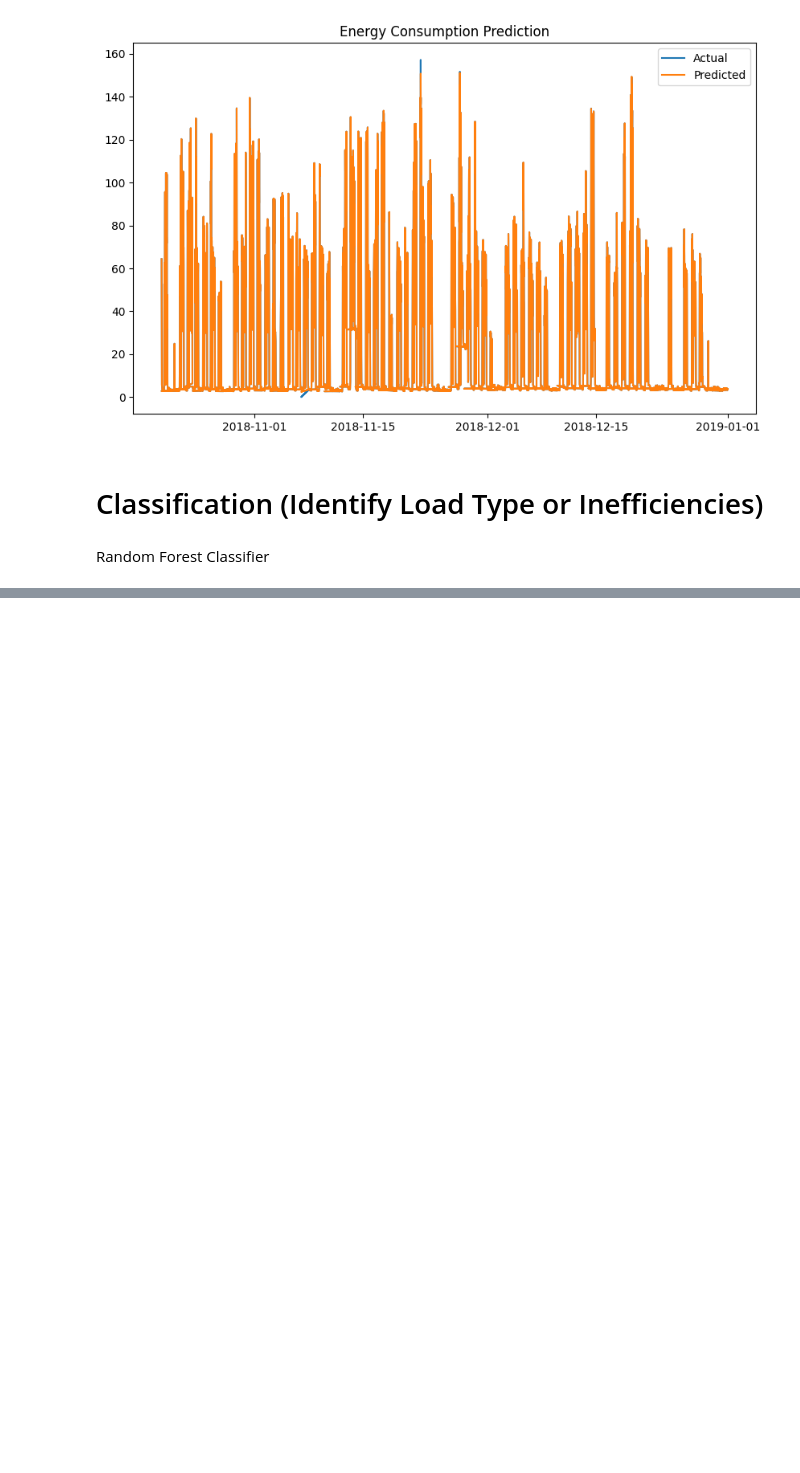
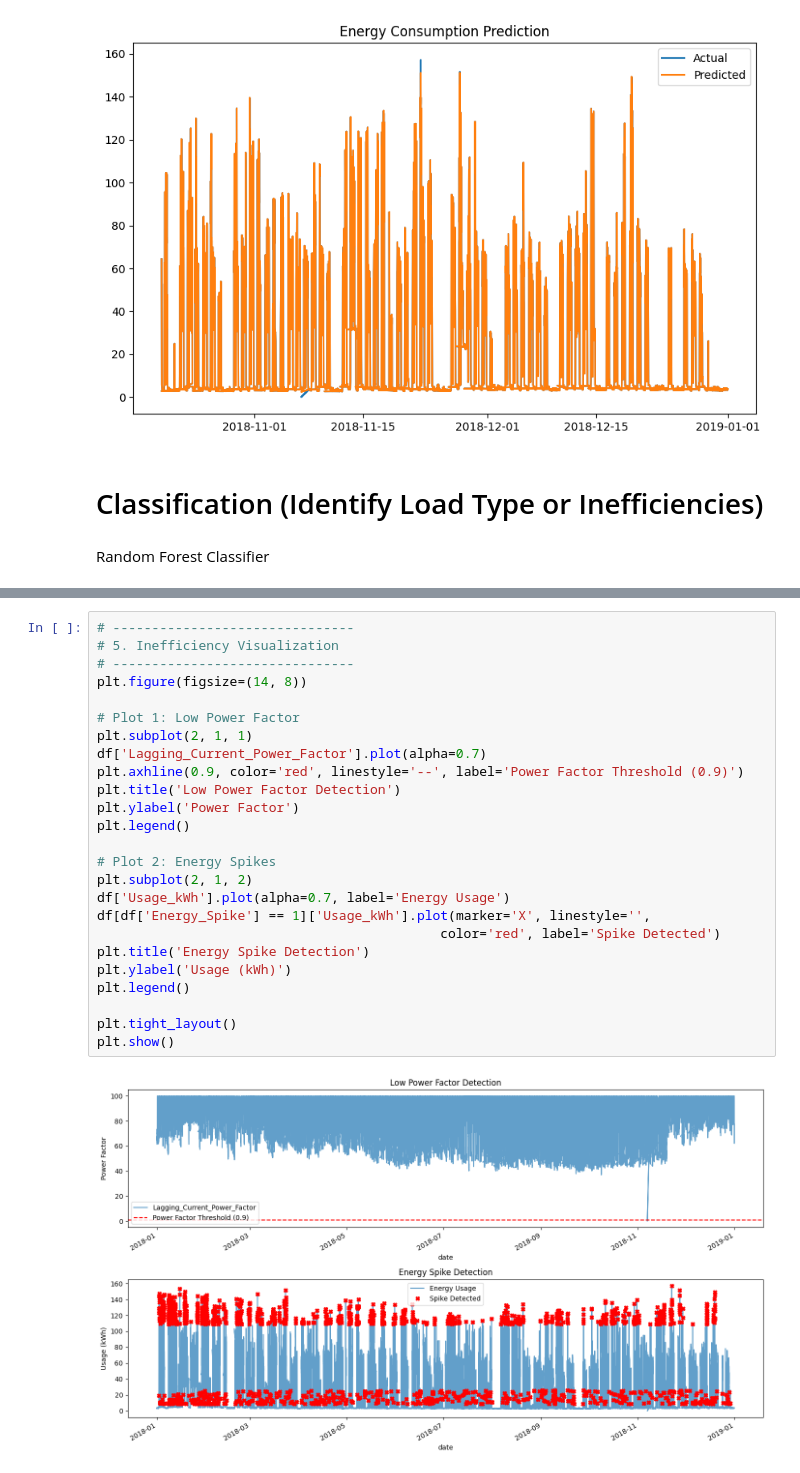
Before and after one commit to Manarfekih/Energy_Consumption, a Jupyter notebook: EnergyConsumption.ipynb, the cells around one changed output, grey strips where cells are left out. Saved outputs shown, nothing was run; the diff lists cells and outputs as text; blank space fills up the shorter version.

```diff
--- a/EnergyConsumption.ipynb
+++ b/EnergyConsumption.ipynb
@@ -395,0 +470,27 @@ weighted avg       0.99      0.99      0.99      7008
+# %%
+# -------------------------------
+# 5. Inefficiency Visualization
+# -------------------------------
+plt.figure(figsize=(14, 8))
+
+# Plot 1: Low Power Factor
+plt.subplot(2, 1, 1)
+df['Lagging_Current_Power_Factor'].plot(alpha=0.7)
+plt.axhline(0.9, color='red', linestyle='--', label='Power Factor Threshold (0.9)')
+plt.title('Low Power Factor Detection')
+plt.ylabel('Power Factor')
+plt.legend()
+
+# Plot 2: Energy Spikes
+plt.subplot(2, 1, 2)
+df['Usage_kWh'].plot(alpha=0.7, label='Energy Usage')
+df[df['Energy_Spike'] == 1]['Usage_kWh'].plot(marker='X', linestyle='',
+                                            color='red', label='Spike Detected')
+plt.title('Energy Spike Detection')
+plt.ylabel('Usage (kWh)')
+plt.legend()
+
+plt.tight_layout()
+plt.show()
+# %% [output]
+[figure, added]
```
Also changed, not shown: parts of 10 cells of this notebook.
